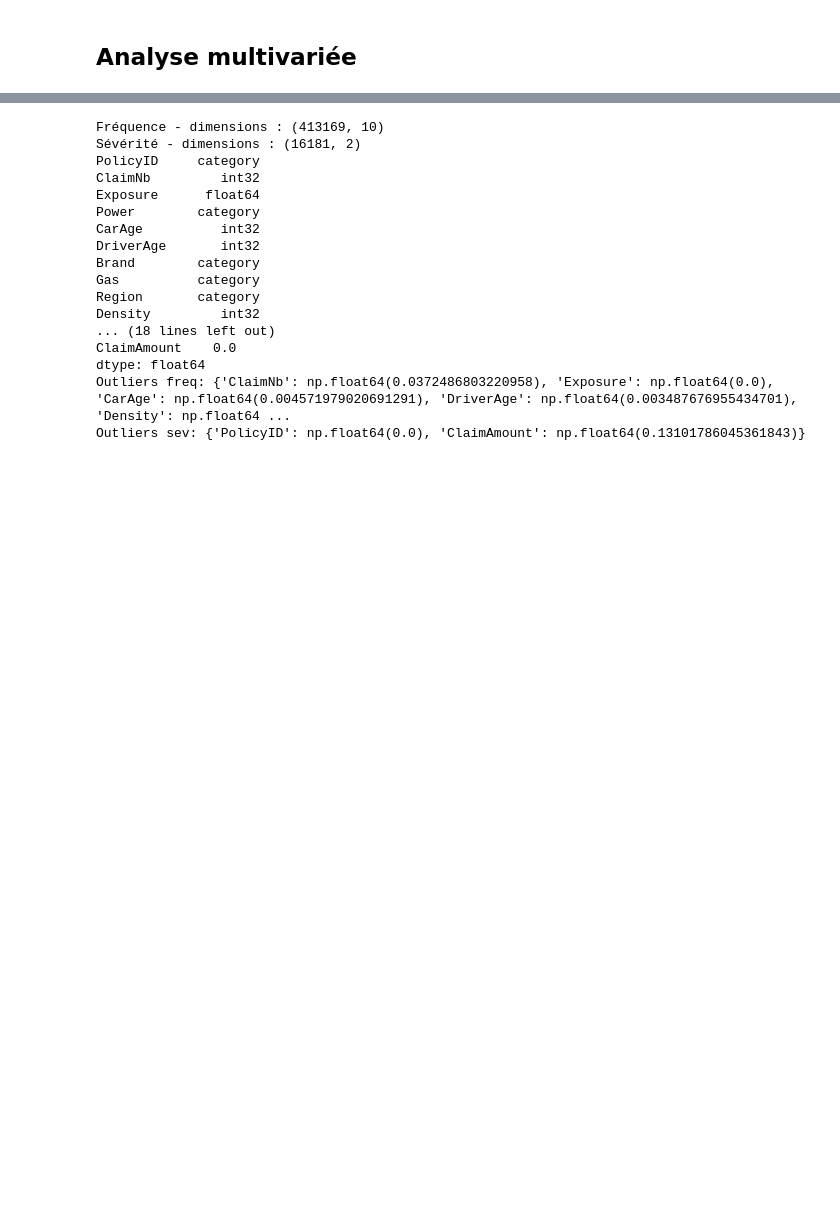
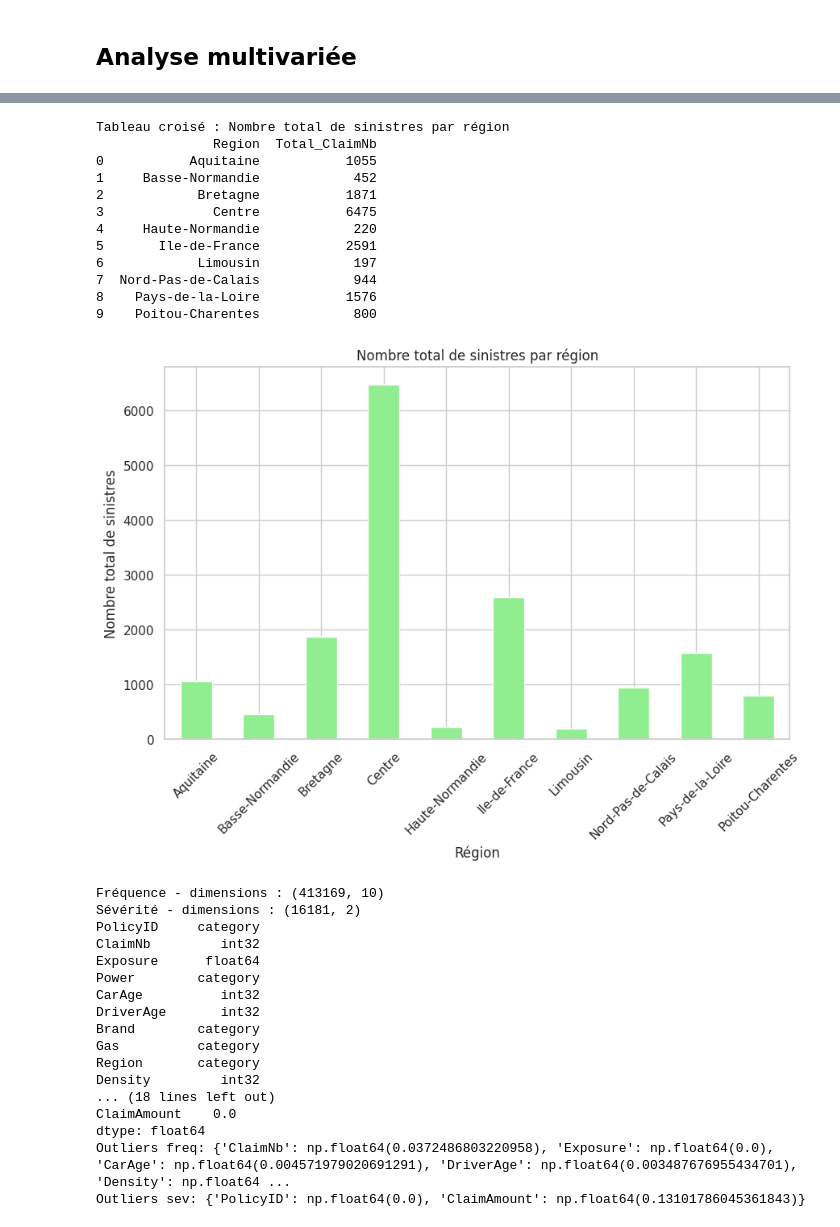
Before and after one commit to fadiblm/Projet-assurance-non-vie, a Jupyter notebook: visualisation.ipynb, the cells around one changed output, grey strips where cells are left out. Saved outputs shown, nothing was run; the diff lists cells and outputs as text; code cells hidden in the pictures; blank space fills up the shorter version.

```diff
--- a/visualisation.ipynb
+++ b/visualisation.ipynb
@@ -438,3 +486,42 @@ for col in cat_columns:
+# %%
+import pandas as pd
+import matplotlib.pyplot as plt
+
+# Supposons que ton dataframe s'appelle freMTPLfreq
+
+# -----------------------
+# 1. Tableau croisé : somme des sinistres par région
+# -----------------------
+table_region = freq.groupby('Region')['ClaimNb'].sum().reset_index()
+table_region.rename(columns={'ClaimNb':'Total_ClaimNb'}, inplace=True)
+
+print("Tableau croisé : Nombre total de sinistres par région")
+print(table_region)
+
+# -----------------------
+# 2. Histogramme
+# -----------------------
+table_region.plot(kind='bar', x='Region', y='Total_ClaimNb',
+                  legend=False, color='lightgreen', figsize=(10,6))
+plt.title("Nombre total de sinistres par région")
+plt.xlabel("Région")
+plt.ylabel("Nombre total de sinistres")
+plt.xticks(rotation=45)
+plt.show()
+# %% [output]
+Tableau croisé : Nombre total de sinistres par région
+               Region  Total_ClaimNb
+0           Aquitaine           1055
+1     Basse-Normandie            452
+2            Bretagne           1871
+3              Centre           6475
+4     Haute-Normandie            220
+5       Ile-de-France           2591
+6            Limousin            197
+7  Nord-Pas-de-Calais            944
+8    Pays-de-la-Loire           1576
+9    Poitou-Charentes            800
+[figure, added]
 # %%
 
 import seaborn as sns
```
Also changed, not shown: parts of 1 cell of this notebook.
